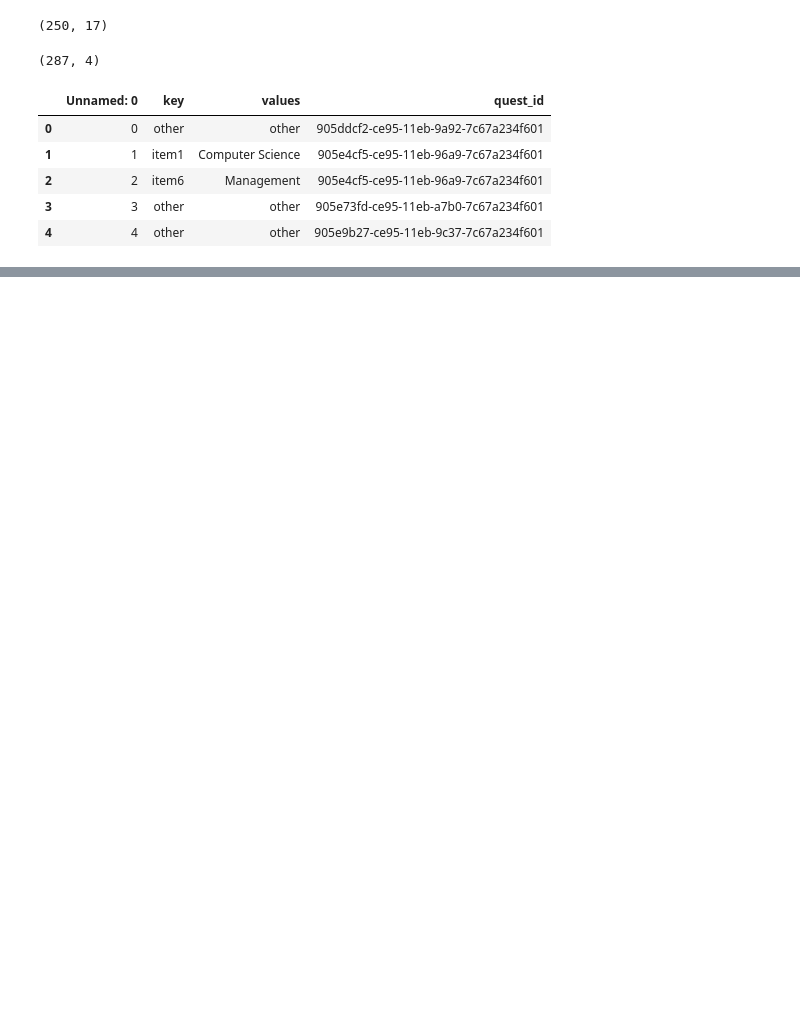
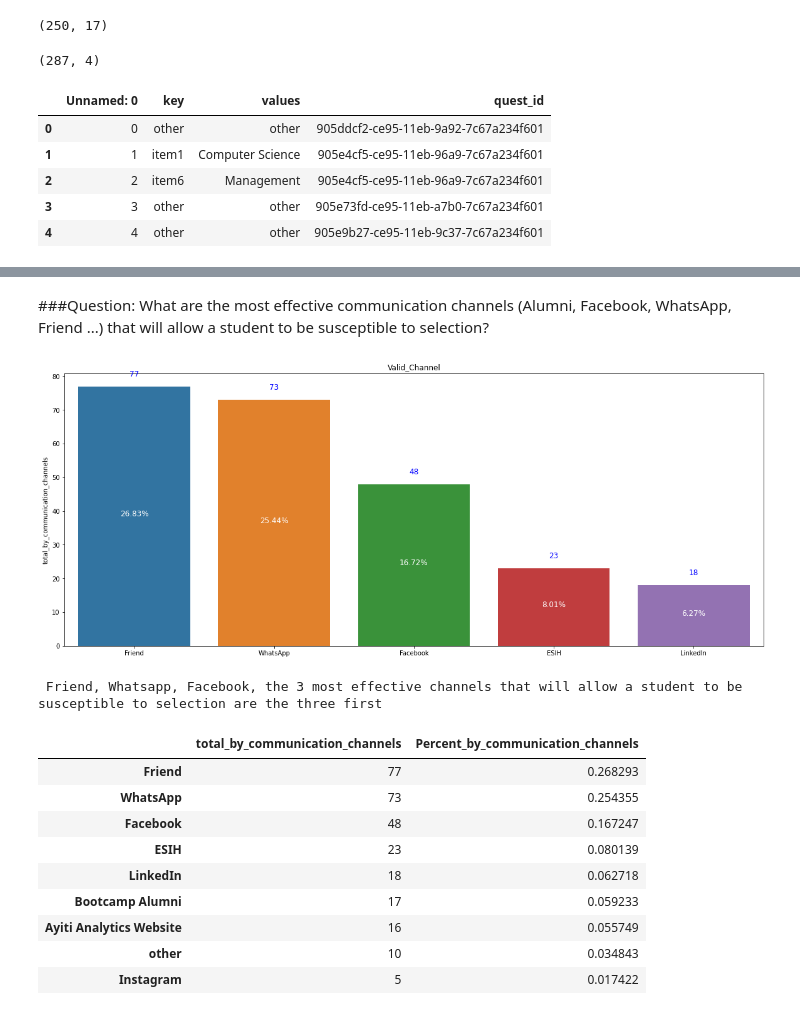
Before and after one commit to Thermoris1212/Projet-Data-Processing, a Jupyter notebook: data.ipynb, the cells around one changed output, grey strips where cells are left out. Saved outputs shown, nothing was run; the diff lists cells and outputs as text; code cells hidden in the pictures; blank space fills up the shorter version.

```diff
--- a/data.ipynb
+++ b/data.ipynb
@@ -171,0 +173,2 @@ result=pd.merge(left=resul, right=pd3, how = 'left',on='quest_id')
+# %%
+pd1.rename(columns = {"Commune_Id": "commune"}, inplace = True)
@@ -171,0 +315,38 @@ result=pd.merge(left=resul, right=pd3, how = 'left',on='quest_id')
+# %% [markdown]
+###Question:
+ What are the most effective communication channels (Alumni, Facebook, WhatsApp, Friend ...) that will allow a student to be susceptible to selection?
+# %%
+# What are the most effective communication channels (Alumni, Facebook, WhatsApp, Friend ...) that will allow a student to be susceptible to selection?
+
+#Find total applicants by Channel
+total_by_communication_channels= resultat13.hear_AA_1.value_counts(normalize=False).to_frame()
+total_by_communication_channels.rename(columns={"hear_AA_1": "Total"},inplace=True)
+#print(total_by_communication_channels)
+
+#Find Percent Application by Channel
+Percent_by_communication_channels =resultat13.hear_AA_1.value_counts(normalize=False).to_frame()/resultat13.shape[0]
+Percent_by_communication_channels.rename(columns={"hear_AA_1": "Percent_by_Channel"}, inplace=True)
+#print(Percent_by_communication_channels)
+
+#Merge 2 previous table
+Valid_Channel= pd.concat([Percent_by_communication_channels,total_by_communication_channels],axis=1)
+#print(Valid_Channel)
+
+#generate_barchart(data=Valid_Channel,title="Total and percent by channel", abs_value="Total",rel_value="Percent")
+
+resultat7 = prob_category(data=resultat13,col="hear_AA_1",abs_value="total_by_communication_channels",rel_value="Percent_by_communication_channels",show_plot=True, title="Valid_Channel")
+print(" Friend, Whatsapp, Facebook, the 3 most effective channels that will allow a student to be susceptible to selection are the three first")
+resultat7
+# %% [output]
+[figure, added]
+ Friend, Whatsapp, Facebook, the 3 most effective channels that will allow a student to be susceptible to selection are the three first
+|  | total_by_communication_channels | Percent_by_communication_channels |
+| Friend | 77 | 0.268293 |
+| WhatsApp | 73 | 0.254355 |
+| Facebook | 48 | 0.167247 |
+| ESIH | 23 | 0.080139 |
+| LinkedIn | 18 | 0.062718 |
+| Bootcamp Alumni | 17 | 0.059233 |
+| Ayiti Analytics Website | 16 | 0.055749 |
+| other | 10 | 0.034843 |
+| Instagram | 5 | 0.017422 |
```
Also changed, not shown: parts of 14 cells of this notebook.
